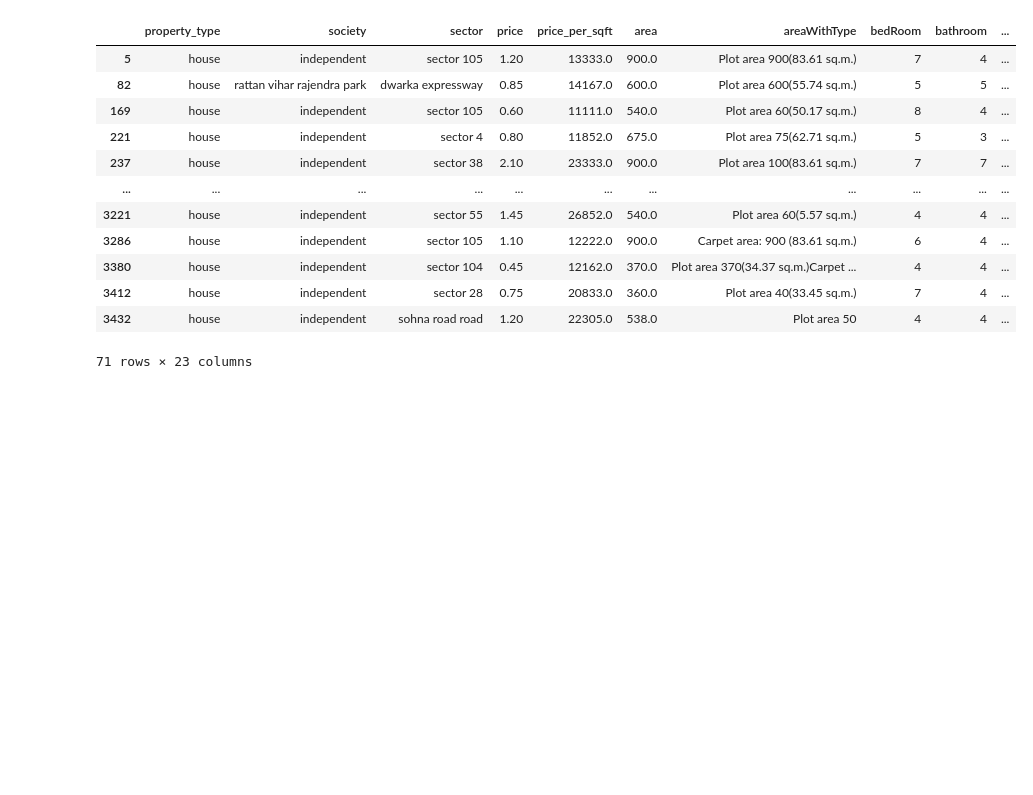
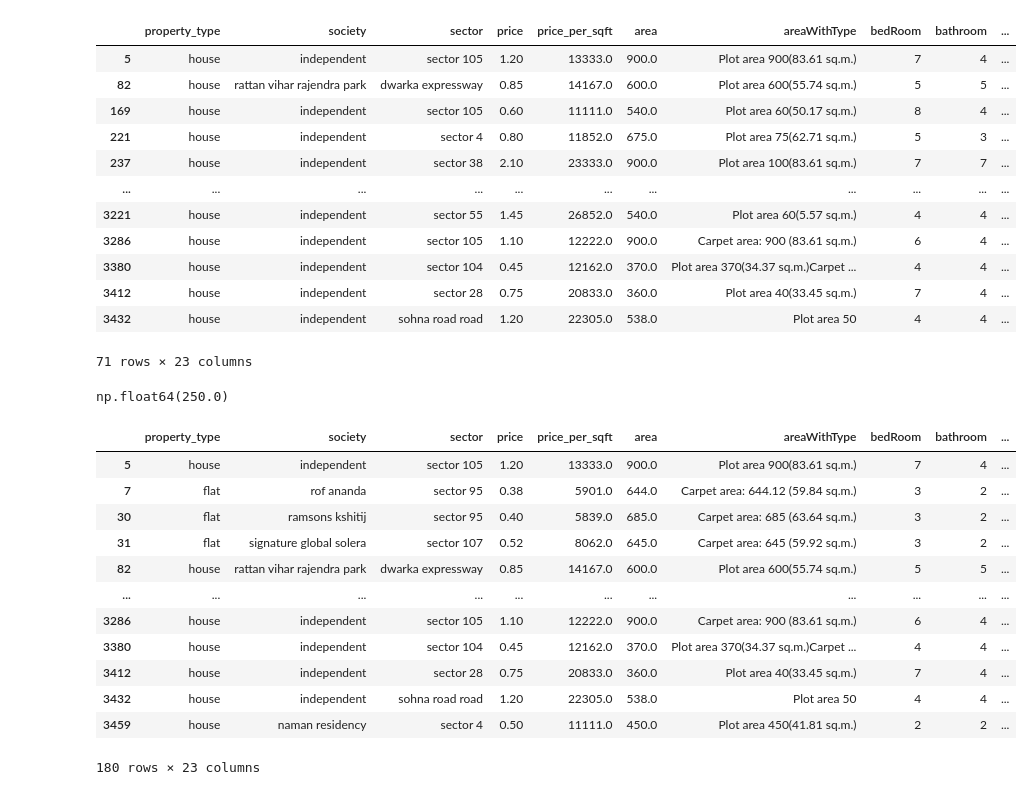
Before and after one commit to Optimus0205/Data_Science_Project, a Jupyter notebook: Outlier_Detection_and_Removal.ipynb, the cells around one changed output. Cells and saved outputs as stored; diff of their text form; code cells hidden in the pictures; blank space fills up the shorter version.

```diff
--- a/Outlier_Detection_and_Removal.ipynb
+++ b/Outlier_Detection_and_Removal.ipynb
@@ -698,3 +694,25 @@ df[(df['area']/df['bedRoom'])<173]
 | 3412 | house | independent | sector 28 | 0.75 | 20833.0 | 360.0 | Plot area 40(33.45 sq.m.) | 7 | 4 | ... |
 | 3432 | house | independent | sohna road road | 1.20 | 22305.0 | 538.0 | Plot area 50 | 4 | 4 | ... |
 71 rows × 23 columns
+# %%
+# Calculating false data points
+x = df[df['price_per_sqft'] <= 20000]
+(x['area']/x['bedRoom']).quantile(0.05)
+# %% [output]
+np.float64(250.0)
+# %%
+df[(df['area']/df['bedRoom'])<250]
+# %% [output]
+|  | property_type | society | sector | price | price_per_sqft | area | areaWithType | bedRoom | bathroom | ... |
+| 5 | house | independent | sector 105 | 1.20 | 13333.0 | 900.0 | Plot area 900(83.61 sq.m.) | 7 | 4 | ... |
+| 7 | flat | rof ananda | sector 95 | 0.38 | 5901.0 | 644.0 | Carpet area: 644.12 (59.84 sq.m.) | 3 | 2 | ... |
+| 30 | flat | ramsons kshitij | sector 95 | 0.40 | 5839.0 | 685.0 | Carpet area: 685 (63.64 sq.m.) | 3 | 2 | ... |
+| 31 | flat | signature global solera | sector 107 | 0.52 | 8062.0 | 645.0 | Carpet area: 645 (59.92 sq.m.) | 3 | 2 | ... |
+| 82 | house | rattan vihar rajendra park | dwarka expressway | 0.85 | 14167.0 | 600.0 | Plot area 600(55.74 sq.m.) | 5 | 5 | ... |
+| ... | ... | ... | ... | ... | ... | ... | ... | ... | ... | ... |
+| 3286 | house | independent | sector 105 | 1.10 | 12222.0 | 900.0 | Carpet area: 900 (83.61 sq.m.) | 6 | 4 | ... |
+| 3380 | house | independent | sector 104 | 0.45 | 12162.0 | 370.0 | Plot area 370(34.37 sq.m.)Carpet ... | 4 | 4 | ... |
+| 3412 | house | independent | sector 28 | 0.75 | 20833.0 | 360.0 | Plot area 40(33.45 sq.m.) | 7 | 4 | ... |
+| 3432 | house | independent | sohna road road | 1.20 | 22305.0 | 538.0 | Plot area 50 | 4 | 4 | ... |
+| 3459 | house | naman residency | sector 4 | 0.50 | 11111.0 | 450.0 | Plot area 450(41.81 sq.m.) | 2 | 2 | ... |
+180 rows × 23 columns
```
Also changed, not shown: parts of 27 cells of this notebook.
